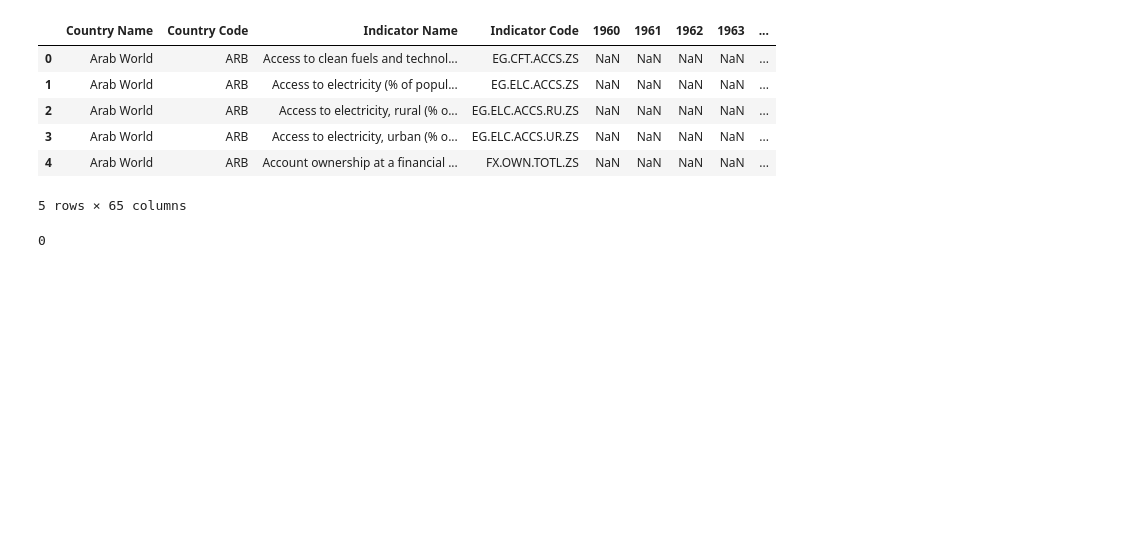
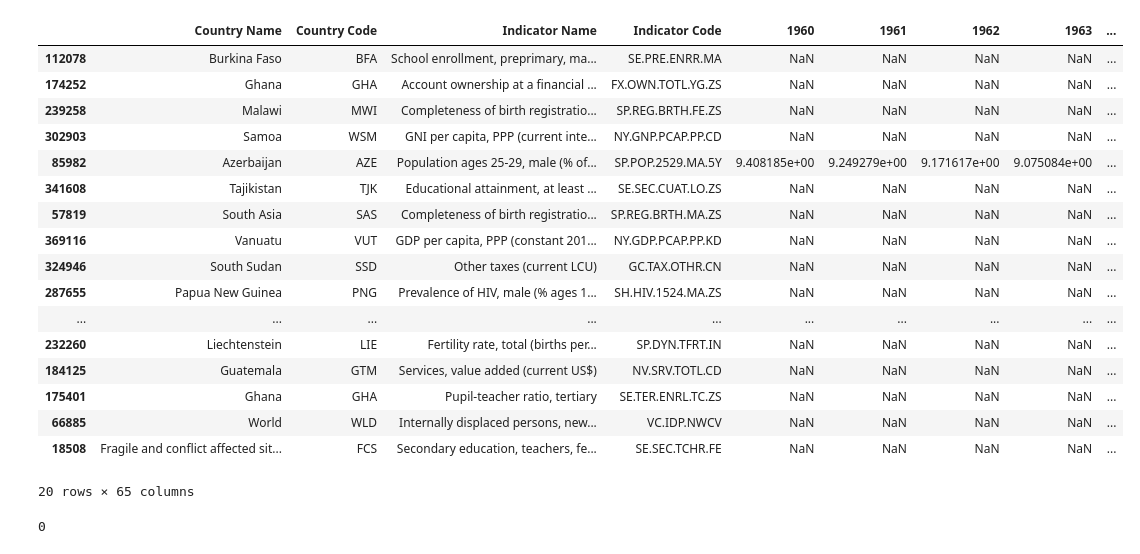
Before and after one commit to susovd/life-expectancy-project, a Jupyter notebook: ETL.ipynb, the cells around one changed output. Cells and saved outputs as stored; diff of their text form; code cells hidden in the pictures; blank space fills up the shorter version.

```diff
--- a/ETL.ipynb
+++ b/ETL.ipynb
@@ -5,16 +5,27 @@ import matplotlib.pyplot as plt
 # %%
 #load the raw data file
 df = pd.read_excel("WDIEXCEL.xlsx", sheet_name = "Data")
-# %%
-df.head()
-# %% [output]
-|  | Country Name | Country Code | Indicator Name | Indicator Code | 1960 | 1961 | 1962 | 1963 | ... |
-| 0 | Arab World | ARB | Access to clean fuels and technol... | EG.CFT.ACCS.ZS | NaN | NaN | NaN | NaN | ... |
-| 1 | Arab World | ARB | Access to electricity (% of popul... | EG.ELC.ACCS.ZS | NaN | NaN | NaN | NaN | ... |
-| 2 | Arab World | ARB | Access to electricity, rural (% o... | EG.ELC.ACCS.RU.ZS | NaN | NaN | NaN | NaN | ... |
-| 3 | Arab World | ARB | Access to electricity, urban (% o... | EG.ELC.ACCS.UR.ZS | NaN | NaN | NaN | NaN | ... |
-| 4 | Arab World | ARB | Account ownership at a financial ... | FX.OWN.TOTL.ZS | NaN | NaN | NaN | NaN | ... |
-5 rows × 65 columns
+# %%
+df.sample(20)
+# %% [output]
+|  | Country Name | Country Code | Indicator Name | Indicator Code | 1960 | 1961 | 1962 | 1963 | ... |
+| 112078 | Burkina Faso | BFA | School enrollment, preprimary, ma... | SE.PRE.ENRR.MA | NaN | NaN | NaN | NaN | ... |
+| 174252 | Ghana | GHA | Account ownership at a financial ... | FX.OWN.TOTL.YG.ZS | NaN | NaN | NaN | NaN | ... |
+| 239258 | Malawi | MWI | Completeness of birth registratio... | SP.REG.BRTH.FE.ZS | NaN | NaN | NaN | NaN | ... |
+| 302903 | Samoa | WSM | GNI per capita, PPP (current inte... | NY.GNP.PCAP.PP.CD | NaN | NaN | NaN | NaN | ... |
+| 85982 | Azerbaijan | AZE | Population ages 25-29, male (% of... | SP.POP.2529.MA.5Y | 9.408185e+00 | 9.249279e+00 | 9.171617e+00 | 9.075084e+00 | ... |
+| 341608 | Tajikistan | TJK | Educational attainment, at least ... | SE.SEC.CUAT.LO.ZS | NaN | NaN | NaN | NaN | ... |
+| 57819 | South Asia | SAS | Completeness of birth registratio... | SP.REG.BRTH.MA.ZS | NaN | NaN | NaN | NaN | ... |
+| 369116 | Vanuatu | VUT | GDP per capita, PPP (constant 201... | NY.GDP.PCAP.PP.KD | NaN | NaN | NaN | NaN | ... |
+| 324946 | South Sudan | SSD | Other taxes (current LCU) | GC.TAX.OTHR.CN | NaN | NaN | NaN | NaN | ... |
+| 287655 | Papua New Guinea | PNG | Prevalence of HIV, male (% ages 1... | SH.HIV.1524.MA.ZS | NaN | NaN | NaN | NaN | ... |
+| ... | ... | ... | ... | ... | ... | ... | ... | ... | ... |
+| 232260 | Liechtenstein | LIE | Fertility rate, total (births per... | SP.DYN.TFRT.IN | NaN | NaN | NaN | NaN | ... |
+| 184125 | Guatemala | GTM | Services, value added (current US$) | NV.SRV.TOTL.CD | NaN | NaN | NaN | NaN | ... |
+| 175401 | Ghana | GHA | Pupil-teacher ratio, tertiary | SE.TER.ENRL.TC.ZS | NaN | NaN | NaN | NaN | ... |
+| 66885 | World | WLD | Internally displaced persons, new... | VC.IDP.NWCV | NaN | NaN | NaN | NaN | ... |
+| 18508 | Fragile and conflict affected sit... | FCS | Secondary education, teachers, fe... | SE.SEC.TCHR.FE | NaN | NaN | NaN | NaN | ... |
+20 rows × 65 columns
 # %%
 #check to confirm there are no missing values in the indicator code column
 #because we will filter countries based on this code
```
Also changed, not shown: parts of 26 cells of this notebook.
